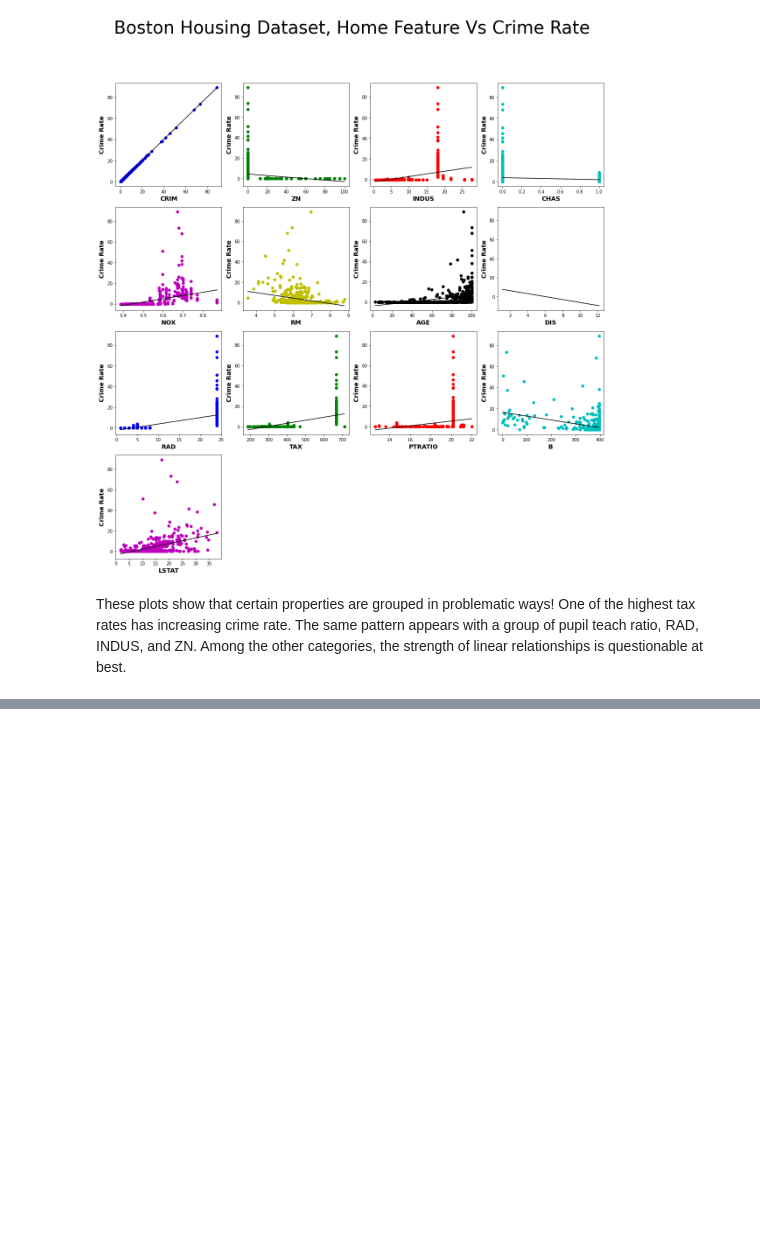
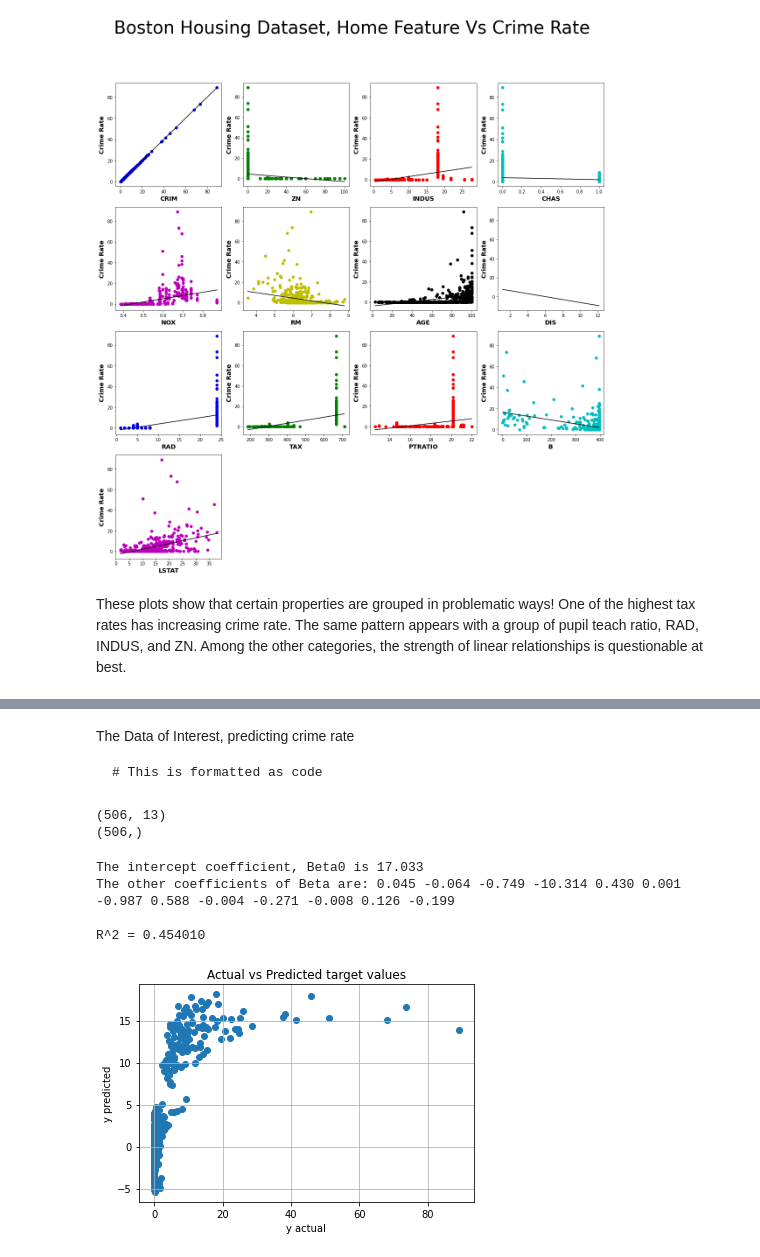
Before and after one commit to BrianLesko/MachineLearning, a Jupyter notebook: IntroductoryML/BostonDataset-3.ipynb, the cells around one changed output, grey strips where cells are left out. Cells and saved outputs as stored; diff of their text form; code cells hidden in the pictures; blank space fills up the shorter version.

Commit message:
Add files via upload
Updated with more linear regression info defined in the function definition

````diff
--- a/IntroductoryML/BostonDataset-3.ipynb
+++ b/IntroductoryML/BostonDataset-3.ipynb
@@ -250,0 +300,79 @@ on page 128 of Intro to Statistical Learning
+# %% [markdown]
+The Data of Interest, predicting crime rate
+
+```
+# This is formatted as code
+```
+# %%
+# The X matrix of Features
+x_namesold = ['CRIM','ZN','INDUS','CHAS','NOX','RM','AGE','DIS','RAD','TAX','PTRATIO','B','LSTAT']
+xNamesNew = ['ZN','INDUS','CHAS','NOX','RM','AGE','DIS','RAD','TAX','PTRATIO','B','LSTAT']
+X = np.array(df[xNamesNew])
+oldTarget = boston.target
+X = np.c_[X, oldTarget]
+print(X.shape);
+
+# The target
+y = np.array(df['CRIM'])
+print(y.shape);
+# %% [output]
+(506, 13)
+(506,)
+# %%
+def multiple_variable_linear_regression(X, y):
+    # Using sklearn package
+    # alternate method :  manual computation of coefficients
+    # nsamp = y.shape[0]
+    # ones = np.ones((nsamp,1))
+    # A = np.hstack((ones,X))
+    # least squares method for the loss function (lstsq method)
+    # out = np.linalg.lstsq(A,y,rcond=None)
+    # beta = out[0]
+    # print('The Coefficients using the least squares method are',beta)
+    from sklearn import linear_model
+    import numpy as np
+    import matplotlib.pyplot as plt
+
+    regr = linear_model.LinearRegression()
+    regr.fit(X, y)
+
+    # printing
+    print("The intercept coefficient, Beta0 is {0:.3f}".format(regr.intercept_), end='\n')
+    print("The other coefficients of Beta are:", end=' ')
+    for coef in regr.coef_:
+        print("{0:.3f}".format(coef), end=' ')
+    print('\n')
+
+    # RSS/n and R^2
+    y_pred = regr.predict(X)
+    nRSS = np.mean((y_pred - y)**2)
+    Rsq = 1 - nRSS / (np.std(y)**2)
+    print("R^2 = {0:f}".format(Rsq))
+
+    # Calculate the p-values for each Beta using statsmodels
+    import statsmodels.api as sm
+    X = sm.add_constant(X)
+    results = sm.OLS(y, X).fit()
+    p_values = results.pvalues[1:] # Extract the p-values of the predictors (excluding the constant)
+    # Colors
+    colors2 = []
+    for p in p_values:
+        if p < 0.05:
+            colors2.append('green')
+        else:
+            colors2.append('lightgreen')
+
+    # Scatter Plot
+    plt.scatter(y, y_pred) # , c=colors)
+    plt.xlabel('y actual')
+    plt.ylabel('y predicted')
+    plt.grid()
+    plt.title('Actual vs Predicted target values')
+
+multiple_variable_linear_regression(X, y)
+# %% [output]
+The intercept coefficient, Beta0 is 17.033
+The other coefficients of Beta are: 0.045 -0.064 -0.749 -10.314 0.430 0.001 -0.987 0.588 -0.004 -0.271 -0.008 0.126 -0.199
+
+R^2 = 0.454010
+[figure, added]
````
Also changed, not shown: parts of 18 cells of this notebook.
